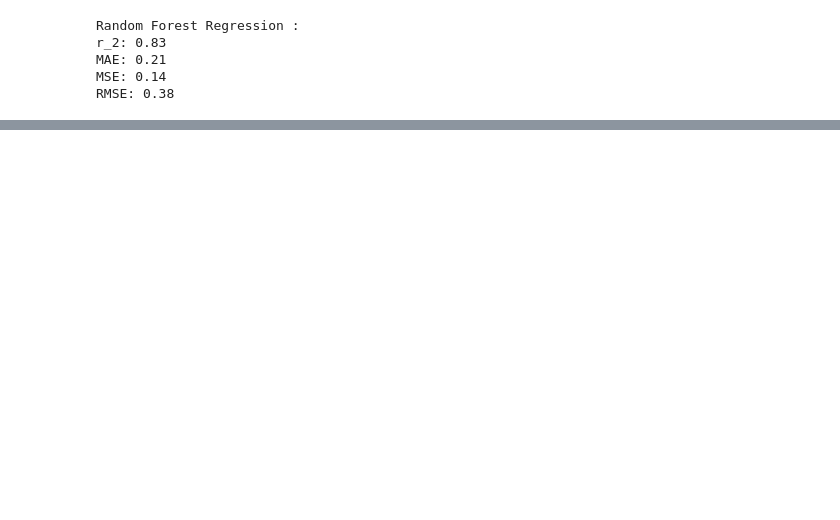
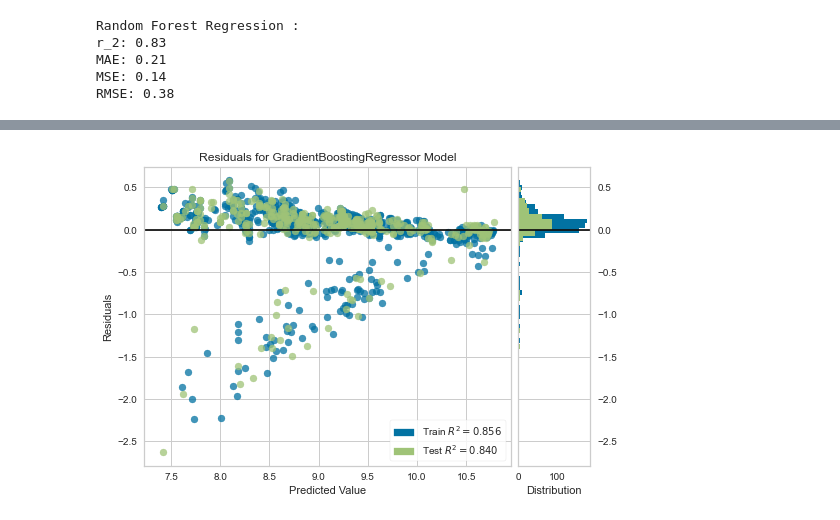
Before and after one commit to Gab0Jorq/insurance, a Jupyter notebook: insurance.ipynb, the cells around one changed output, grey strips where cells are left out. Saved outputs shown, nothing was run; the diff lists cells and outputs as text; code cells hidden in the pictures; blank space fills up the shorter version.

```diff
--- a/insurance.ipynb
+++ b/insurance.ipynb
@@ -483,0 +509,7 @@ predict_error_rf.show();
+# %%
+residual_plot_gb = ResidualsPlot(gradientBoosting_best)
+residual_plot_gb.fit(X_train, y_train)
+residual_plot_gb.score(X_test, y_test)
+residual_plot_gb.show();
+# %% [output]
+[figure, added]
```
Also changed, not shown: parts of 35 cells of this notebook, 2 other files.
